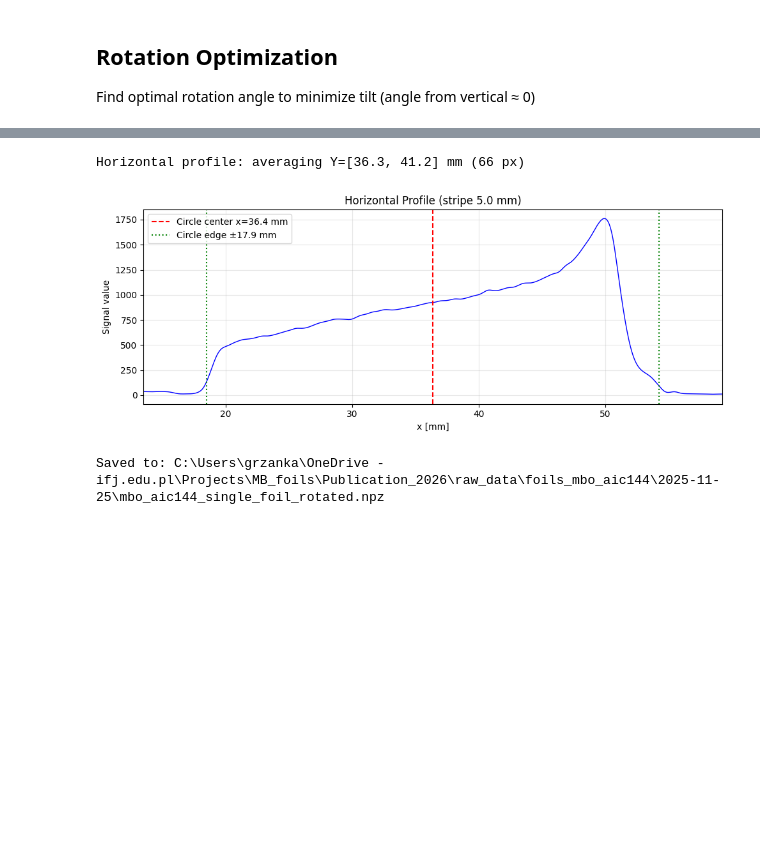
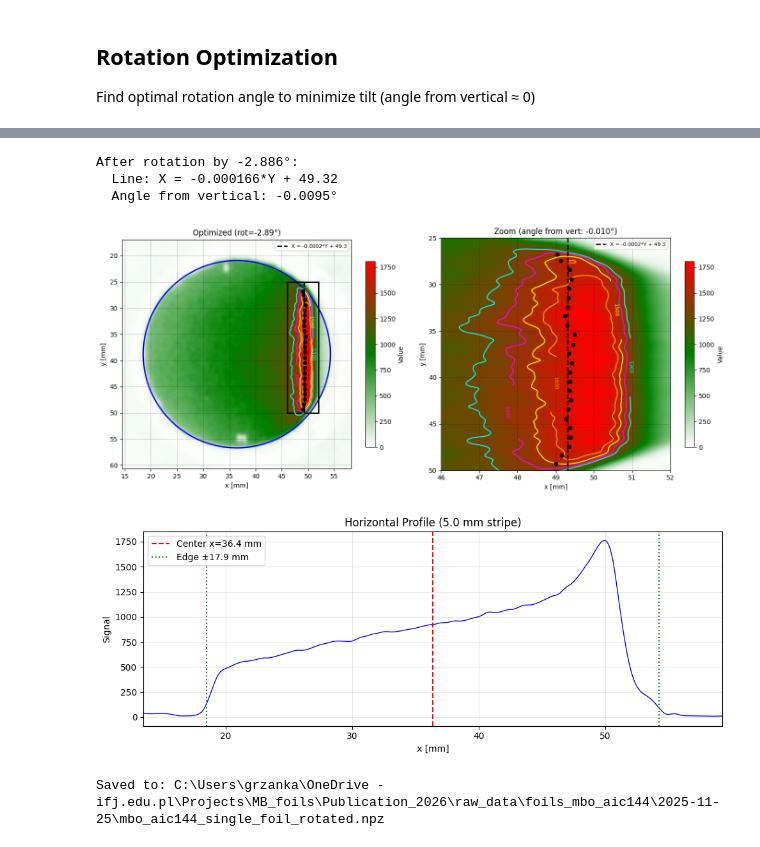
Before and after one commit to grzanka/osl_mb_foils, a Jupyter notebook: notebooks/pub_something_2026/mbo_foils/0.2-match-aic144_single.ipynb, the cells around one changed output, grey strips where cells are left out. Saved outputs shown, nothing was run; the diff lists cells and outputs as text; code cells hidden in the pictures; blank space fills up the shorter version.

```diff
--- a/notebooks/pub_something_2026/mbo_foils/0.2-match-aic144_single.ipynb
+++ b/notebooks/pub_something_2026/mbo_foils/0.2-match-aic144_single.ipynb
@@ -519,41 +284,50 @@ After rotation by -2.886°:
 # %%
-# Calculate horizontal profile through center (averaging central stripe)
+# Apply optimal rotation
+img_optimized = rotate_around_center(image_rotated, best_angle, center_px)
+img_opt_smooth = smooth_image(img_optimized)
+opt_centers = calc_gravity_centers(img_opt_smooth, ROT_THRESHOLD, ROT_Y_MIN_MM, ROT_Y_MAX_MM, ROT_SLICE_MM, PIXEL_SIZE_MM)
+opt_angle_vert, opt_fit = calc_angle_from_vertical(opt_centers)
+
+print(f"After rotation by {best_angle:.3f}°:")
+print(f"  Line: X = {opt_fit[0]:.6f}*Y + {opt_fit[1]:.2f}")
+print(f"  Angle from vertical: {opt_angle_vert:.4f}°")
+
+# Visualize optimized result
+plot_dual_view(img_opt_smooth, opt_centers, opt_fit, circle_mm, extent, xlim_crop, ylim_crop,
+               ZOOM_XLIM, ZOOM_YLIM, ISO_LEVELS,
+               f'Optimized (rot={best_angle:.2f}°)',
+               f'Zoom (angle from vert: {opt_angle_vert:.3f}°)')
+
+# Calculate horizontal profile through center
+h_opt, w_opt = img_opt_smooth.shape
 stripe_px = int(PROFILE_STRIPE_MM / PIXEL_SIZE_MM / 2)
-cy_opt_px = int(cy_mm / PIXEL_SIZE_MM)  # center Y in pixels (after rotation, center unchanged)
-y0_stripe = max(0, cy_opt_px - stripe_px)
-y1_stripe = min(h_opt, cy_opt_px + stripe_px)
-
-h_profile_rotated = img_opt_smooth[y0_stripe:y1_stripe, :].mean(axis=0)
-x_profile_mm = np.arange(len(h_profile_rotated)) * PIXEL_SIZE_MM
-
-print(f"Horizontal profile: averaging Y=[{y0_stripe*PIXEL_SIZE_MM:.1f}, {y1_stripe*PIXEL_SIZE_MM:.1f}] mm ({y1_stripe-y0_stripe} px)")
+cy_px = int(cy_mm / PIXEL_SIZE_MM)
+y0, y1 = max(0, cy_px - stripe_px), min(h_opt, cy_px + stripe_px)
+profile_values = img_opt_smooth[y0:y1, :].mean(axis=0)
+profile_x_mm = np.arange(len(profile_values)) * PIXEL_SIZE_MM
 
 # Plot profile
 fig, ax = plt.subplots(figsize=(10, 4))
-ax.plot(x_profile_mm, h_profile_rotated, 'b-', lw=1)
-ax.axvline(cx_mm, c='r', ls='--', lw=1.5, label=f'Circle center x={cx_mm:.1f} mm')
-ax.axvline(cx_mm - r_mm, c='g', ls=':', lw=1.5, label=f'Circle edge ±{r_mm:.1f} mm')
+ax.plot(profile_x_mm, profile_values, 'b-', lw=1)
+ax.axvline(cx_mm, c='r', ls='--', lw=1.5, label=f'Center x={cx_mm:.1f} mm')
+ax.axvline(cx_mm - r_mm, c='g', ls=':', lw=1.5, label=f'Edge ±{r_mm:.1f} mm')
 ax.axvline(cx_mm + r_mm, c='g', ls=':', lw=1.5)
-ax.set(xlabel='x [mm]', ylabel='Signal value', title=f'Horizontal Profile (stripe {PROFILE_STRIPE_MM} mm)')
+ax.set(xlabel='x [mm]', ylabel='Signal', title=f'Horizontal Profile ({PROFILE_STRIPE_MM} mm stripe)')
 ax.set_xlim(cx_mm - r_mm - 5, cx_mm + r_mm + 5)
 ax.legend(); ax.grid(True, alpha=0.3)
 plt.tight_layout(); plt.show()
 
-# Save to npz file
-output_file = DATA_PATH / 'mbo_aic144_single_foil_rotated.npz'
-np.savez(output_file,
-    image_rotated=img_optimized,
-    image_rotated_smooth=img_opt_smooth,
-    profile_x_mm=x_profile_mm,
-    profile_values=h_profile_rotated,
-    rotation_angle_deg=best_angle,
-    pixel_size_mm=PIXEL_SIZE_MM,
-    circle_center_x_mm=cx_mm,
-    circle_center_y_mm=cy_mm,
-    circle_radius_mm=r_mm
-)
-print(f"Saved to: {output_file}")
+# Save results
+np.savez(OUTPUT_FILE,
+    image_rotated=img_optimized, image_rotated_smooth=img_opt_smooth,
+    profile_x_mm=profile_x_mm, profile_values=profile_values,
+    rotation_angle_deg=best_angle, pixel_size_mm=PIXEL_SIZE_MM,
+    circle_center_x_mm=cx_mm, circle_center_y_mm=cy_mm, circle_radius_mm=r_mm)
+print(f"\nSaved to: {OUTPUT_FILE}")
 # %% [output]
-Horizontal profile: averaging Y=[36.3, 41.2] mm (66 px)
+After rotation by -2.886°:
+  Line: X = -0.000166*Y + 49.32
+  Angle from vertical: -0.0095°
-[figure, old version]
+[figure, new version]
+[figure, added]
 Saved to: C:\Users\grzanka\OneDrive - ifj.edu.pl\Projects\MB_foils\Publication_2026\raw_data\foils_mbo_aic144\2025-11-25\mbo_aic144_single_foil_rotated.npz
```
Also changed, not shown: parts of 23 cells of this notebook, 7 other files.
